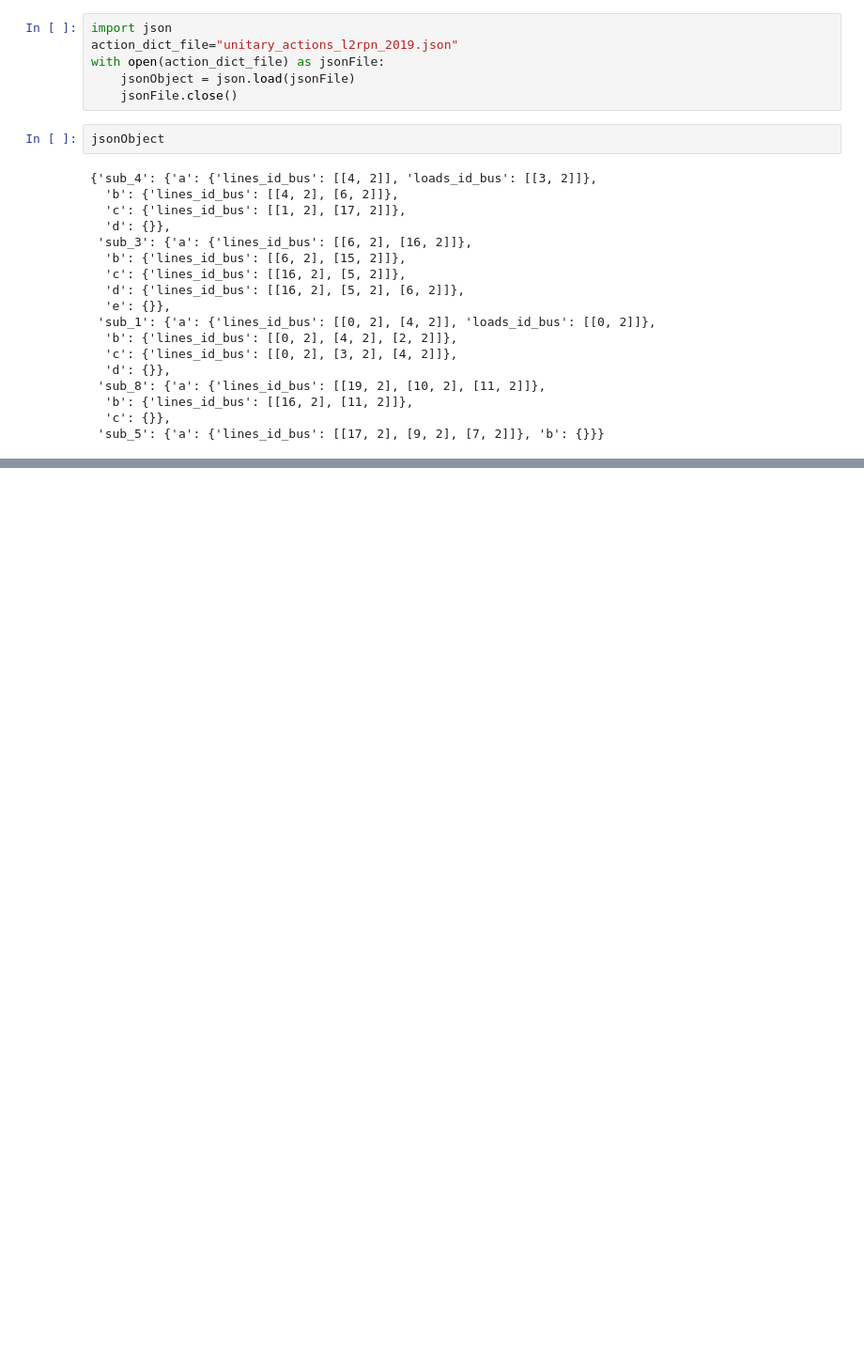
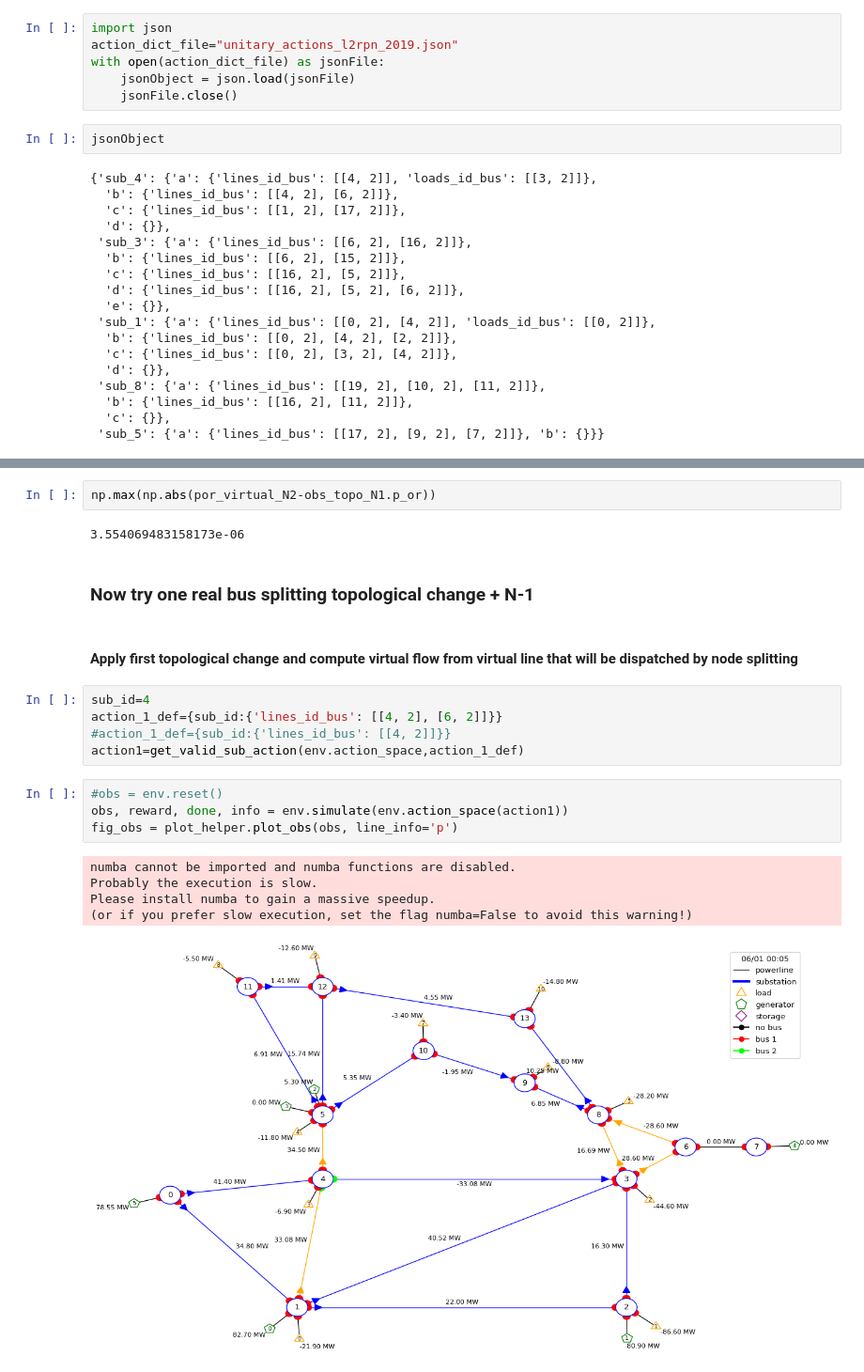
Before and after one commit to marota/Topology_Superposition_Theorem, a Jupyter notebook: TestN2fromN1.ipynb, the cells around one changed output, grey strips where cells are left out. Shown at 94% size. Drawn from its saved outputs; the diff is of its cells as text; blank space fills up the shorter version.

```diff
--- a/TestN2fromN1.ipynb
+++ b/TestN2fromN1.ipynb
@@ -451,0 +422,23 @@ Real flow after the two disconnections: 7.097 MW
+# %%
+np.max(np.abs(por_virtual_N2-obs_topo_N1.p_or))
+# %% [output]
+3.554069483158173e-06
+# %% [markdown]
+### Now try one real bus splitting topological change + N-1
+# %% [markdown]
+#### Apply first topological change and compute virtual flow from virtual line that will be dispatched by node splitting
+# %%
+sub_id=4
+action_1_def={sub_id:{'lines_id_bus': [[4, 2], [6, 2]]}}
+#action_1_def={sub_id:{'lines_id_bus': [[4, 2]]}}
+action1=get_valid_sub_action(env.action_space,action_1_def)
+# %%
+#obs = env.reset()
+obs, reward, done, info = env.simulate(env.action_space(action1))
+fig_obs = plot_helper.plot_obs(obs, line_info='p')
+# %% [output]
+numba cannot be imported and numba functions are disabled.
+Probably the execution is slow.
+Please install numba to gain a massive speedup.
+(or if you prefer slow execution, set the flag numba=False to avoid this warning!)
+[figure, added]
```
Also changed, not shown: parts of 66 cells of this notebook.
